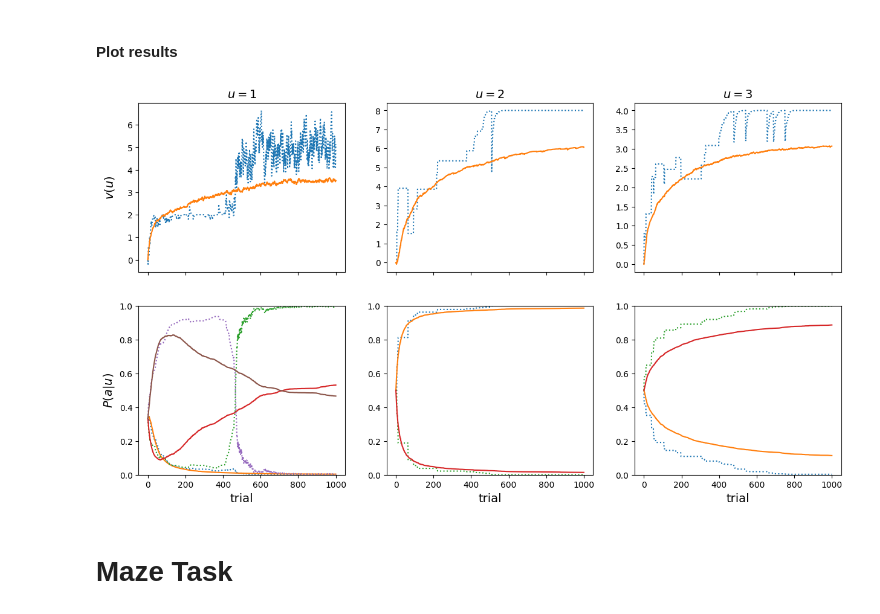
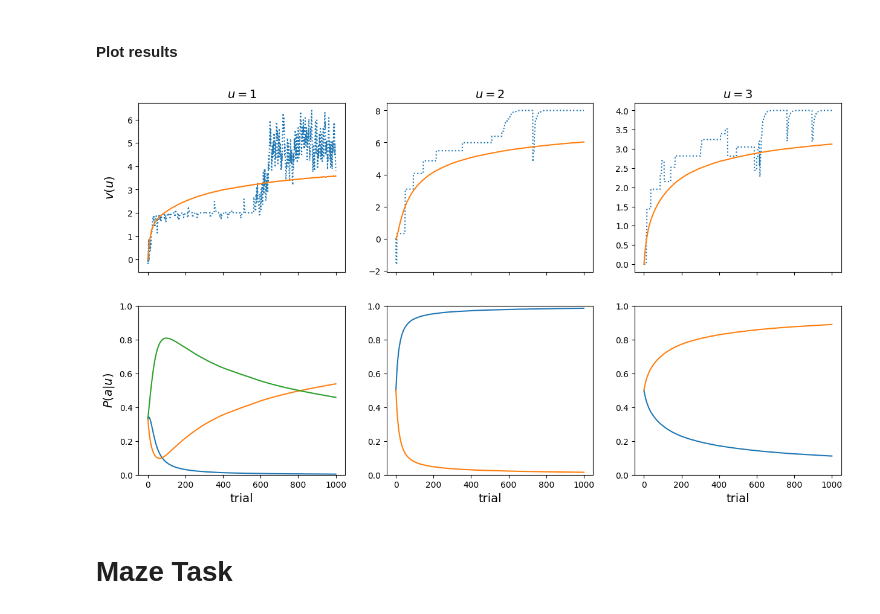
Before and after one commit to mavoeh/RL_hw2, a Jupyter notebook: homework2.ipynb, the cells around one changed output. Cells and saved outputs as stored; diff of their text form; code cells hidden in the pictures.

```diff
--- a/homework2.ipynb
+++ b/homework2.ipynb
@@ -142,7 +142,7 @@ a = actor_critic_agent(0.2, 0, 0.075, 1)
 env = environment([[1, -1, 2], [8, -8], [0, 4]])
 
 n_trials = 1000
-repetitions = 100
+repetitions = 10000
 prediction_history = np.zeros((3, repetitions, n_trials+1))
 m_history = {1: np.zeros((3, repetitions, n_trials+1)), 2: np.zeros((2, repetitions, n_trials+1)), 3: np.zeros((2, repetitions, n_trials+1))}
 for i in range(repetitions):
@@ -166,23 +166,23 @@ for i in range(repetitions):
 # %%
 fig, axs = plt.subplots(2, 3, figsize=(15,8), sharex=True)
 for i in range(3):
     axs[0,i].set_title(f"$u = {i+1:d}$", fontsize=14)
-    axs[0,i].plot(range(n_trials+1), prediction_history[i,0,:], ":")
+    axs[0,i].plot(range(n_trials+1), prediction_history[i,2,:], ":")
     axs[0,i].plot(range(n_trials+1), prediction_history[i,:,:].mean(axis=0), "-")
 axs[0,0].set_ylabel("$v(u)$", fontsize=14)
 for i in range(3):
     mv = m_history[i+1]
     pv = np.exp(a.beta*mv) / np.sum(np.exp(a.beta*mv), axis=0)
     for j in range(pv.shape[0]):
-        axs[1,i].plot(range(n_trials+1), pv[j,0,:], ":")
+        #axs[1,i].plot(range(n_trials+1), pv[j,0,:], ":")
         axs[1,i].plot(range(n_trials+1), pv[j,:,:].mean(axis=0), "-")
         axs[1,i].set_xlabel("trial", fontsize=14)
         axs[1,i].set_ylim(0,1)
 axs[1,0].set_ylabel("$P(a|u)$", fontsize=14)
 fig.align_ylabels(axs)
 plt.show()
 # %% [output]
-[figure, old version]
+[figure, new version]
 # %% [markdown]
 # Maze Task
 # %% [markdown]
```
Also changed, not shown: parts of 4 cells of this notebook.
